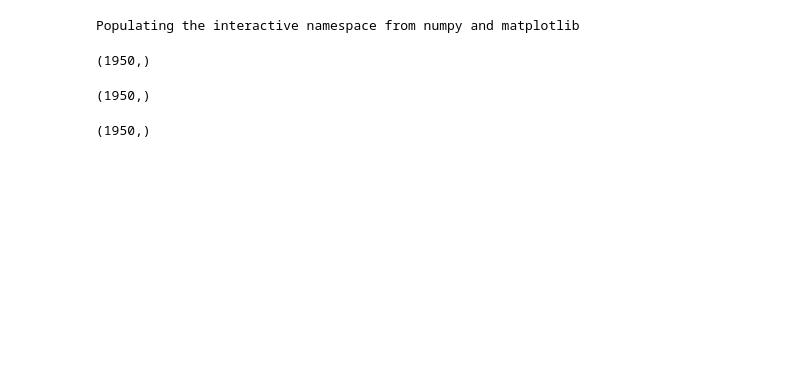
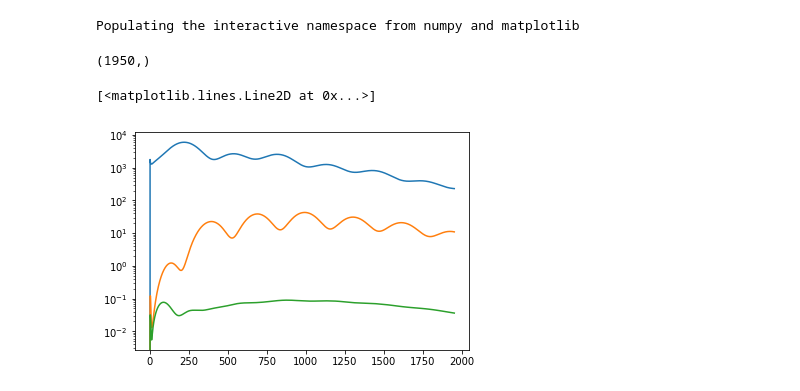
Before and after one commit to acwgough/foreground_moments, a Jupyter notebook: 2019-notebooks/2019-08/2019-08-29 making CMB maps.ipynb, the cells around one changed output. Saved outputs shown, nothing was run; the diff lists cells and outputs as text; code cells hidden in the pictures; blank space fills up the shorter version.

```diff
--- a/2019-notebooks/2019-08/2019-08-29 making CMB maps.ipynb
+++ b/2019-notebooks/2019-08/2019-08-29 making CMB maps.ipynb
@@ -35,11 +35,10 @@ lens_bb = camb_lens_nobb[2]
 ells.shape
 # %% [output]
 (1950,)
-# %%
-primo_bb.shape
-# %% [output]
-(1950,)
-# %%
-lens_bb.shape
-# %% [output]
-(1950,)
+# %%
+semilogy(ells, camb_lens_r1[1])
+semilogy(ells, camb_lens_r1[2])
+semilogy(ells, camb_lens_r1[3])
+# %% [output]
+[<matplotlib.lines.Line2D at 0x...>]
+[figure, added]
```
Also changed, not shown: parts of 7 cells of this notebook, 2 other files.
